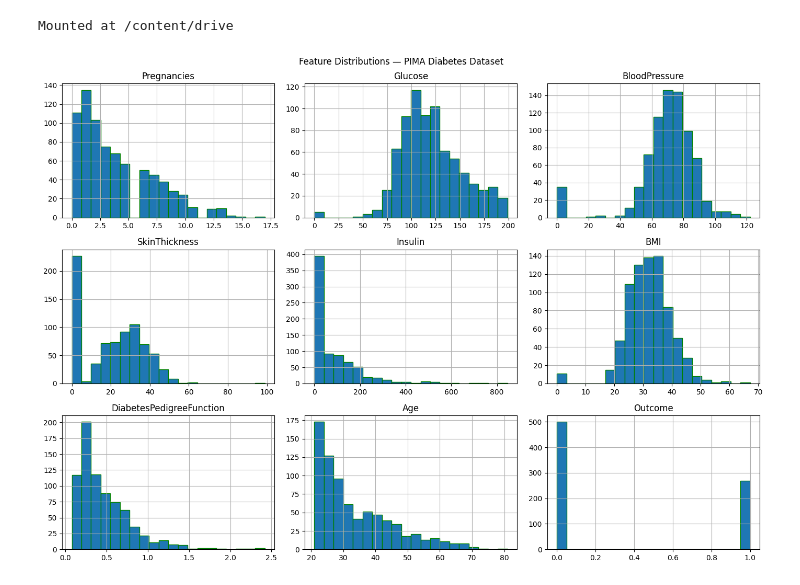
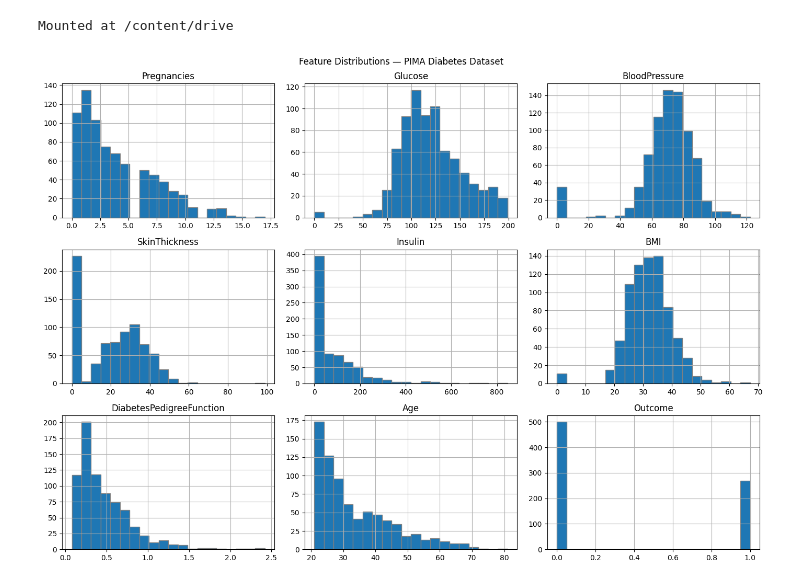
Before and after one commit to Rudra-CSER/-Healthcare-Risk-Predictor, a Jupyter notebook: pima_pipeline_v2.ipynb, the cells around one changed output. Saved outputs shown, nothing was run; the diff lists cells and outputs as text; code cells hidden in the pictures.

```diff
--- a/pima_pipeline_v2.ipynb
+++ b/pima_pipeline_v2.ipynb
@@ -10,12 +37,12 @@ import pandas as np
 df = np.read_csv('/content/drive/MyDrive/Raw CSV/diabetes.csv')
 # %%
 import matplotlib.pyplot as plt
-df.hist(figsize=(14,10),bins=20 , edgecolor='green')
+df.hist(figsize=(14,10),bins=20 , edgecolor='grey')
 plt.suptitle('Feature Distributions — PIMA Diabetes Dataset')
 plt.tight_layout()
 plt.show()
 # %% [output]
-[figure, old version]
+[figure, new version]
 # %%
 import seaborn as sns
 for col in ['Glucose', 'BMI','Age']:
```
Also changed, not shown: parts of 12 cells of this notebook.
